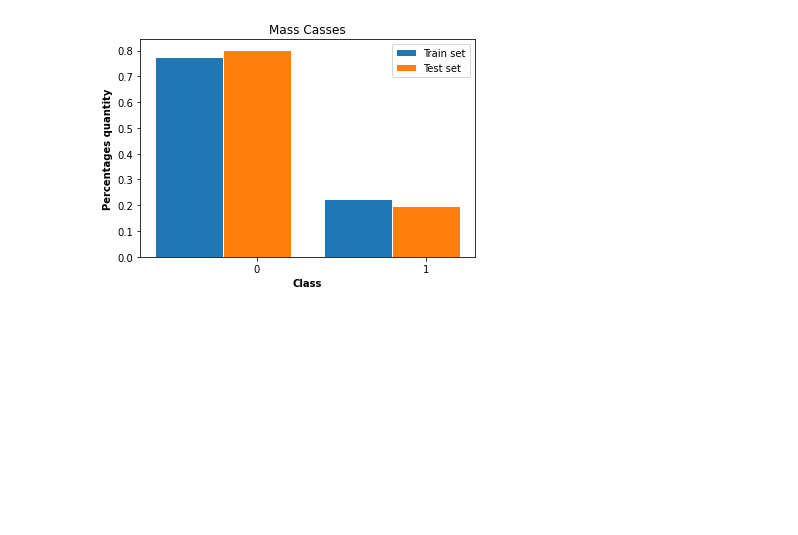
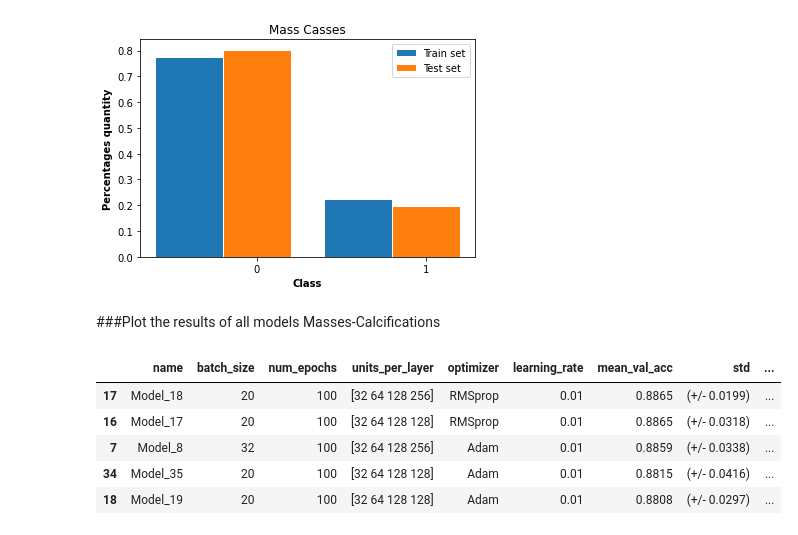
Before and after one commit to MarshaGomez/CNN-Medical-Imaging-Analysis, a Jupyter notebook: Code/Knowing_DDSM_dataset.ipynb, the cells around one changed output. Saved outputs shown, nothing was run; the diff lists cells and outputs as text; code cells hidden in the pictures; blank space fills up the shorter version.

```diff
--- a/Code/Knowing_DDSM_dataset.ipynb
+++ b/Code/Knowing_DDSM_dataset.ipynb
@@ -363,3 +431,16 @@ plt.savefig(os.path.join(PLOTS_PATH, "intro-dataset-masses.png"))
 plt.show()
 # %% [output]
 [figure]
+# %% [markdown]
+###Plot the results of all models Masses-Calcifications
+# %%
+data = pd.read_csv(file_path)
+data.sort_values(by=['mean_val_acc'], ascending=False, inplace=True)
+data.head()
+# %% [output]
+|  | name | batch_size | num_epochs | units_per_layer | optimizer | learning_rate | mean_val_acc | std | ... |
+| 17 | Model_18 | 20 | 100 | [32 64 128 256] | RMSprop | 0.01 | 0.8865 | (+/- 0.0199) | ... |
+| 16 | Model_17 | 20 | 100 | [32 64 128 128] | RMSprop | 0.01 | 0.8865 | (+/- 0.0318) | ... |
+| 7 | Model_8 | 32 | 100 | [32 64 128 256] | Adam | 0.01 | 0.8859 | (+/- 0.0338) | ... |
+| 34 | Model_35 | 20 | 100 | [32 64 128 128] | Adam | 0.01 | 0.8815 | (+/- 0.0416) | ... |
+| 18 | Model_19 | 20 | 100 | [32 64 128 128] | Adam | 0.01 | 0.8808 | (+/- 0.0297) | ... |
```
Also changed, not shown: parts of 3 cells of this notebook.
